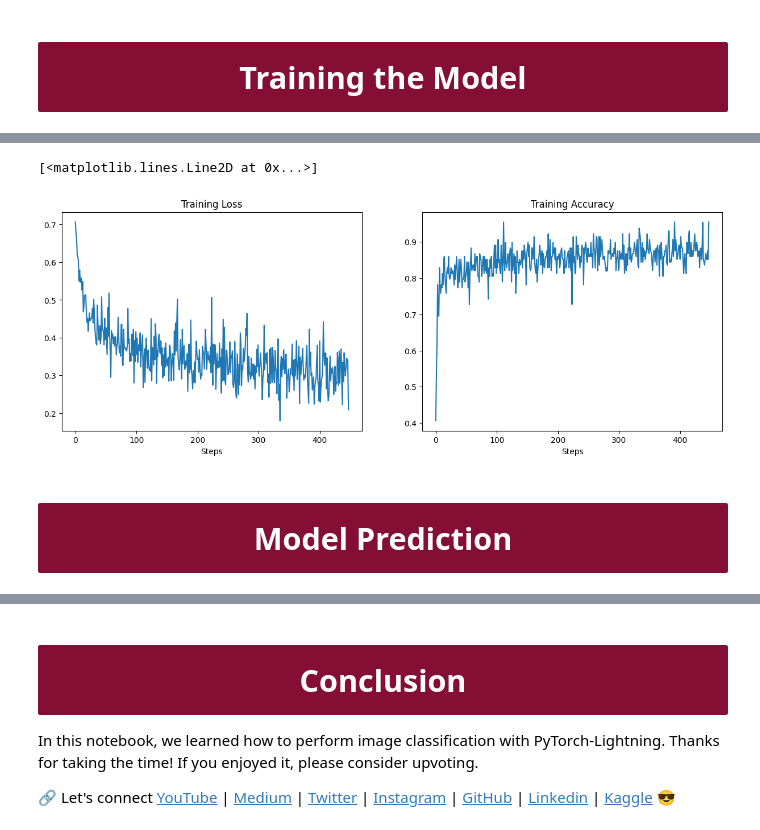
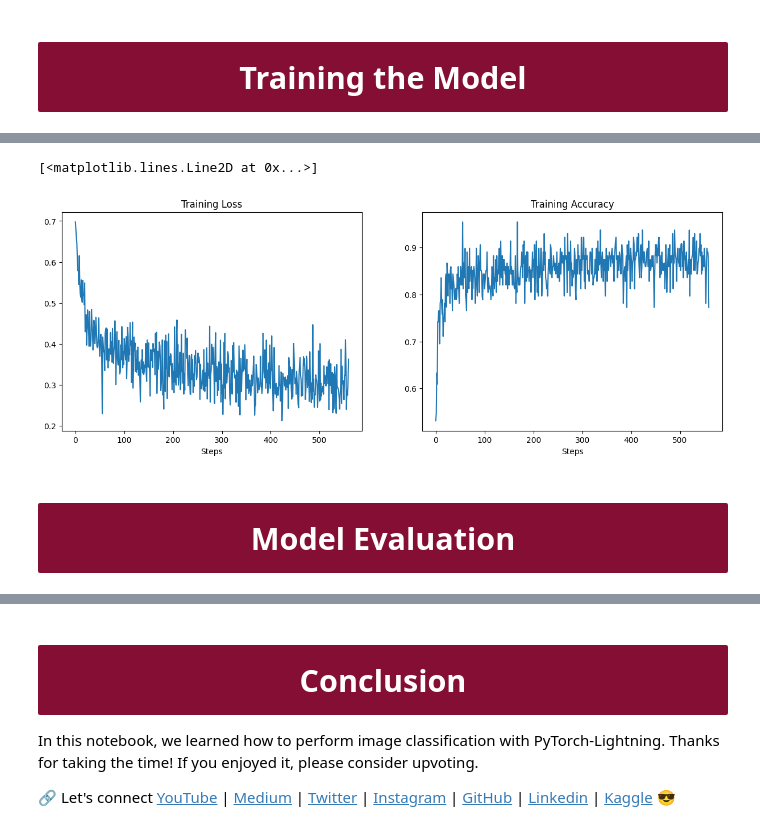
Before and after one commit to TirendazAcademy/PyTorch-Lightning-Tutorials, a Jupyter notebook: Cancer-Detection-using-Pytorch-Lightning.ipynb, the cells around one changed output, grey strips where cells are left out. Cells and saved outputs as stored; diff of their text form; code cells hidden in the pictures.

Commit message:
Kaggle Notebook | Cancer Detection using PyTorch-Lightning | Version 5

```diff
--- a/Cancer-Detection-using-Pytorch-Lightning.ipynb
+++ b/Cancer-Detection-using-Pytorch-Lightning.ipynb
@@ -203,6 +198,7 @@ class CancerDataModule(pl.LightningDataModule):
                 transform=T.Compose([
                     T.Resize(224),
                     T.RandomHorizontalFlip(),
+                    T.RandomVerticalFlip(),
                     T.ToTensor()]),
                 labels_dict=img_class_dict
             )
@@ -221,7 +217,7 @@ class CancerDataModule(pl.LightningDataModule):
             )
 
     def train_dataloader(self):
-        return DataLoader(self.train_ds,  batch_size=self.batch_size,  num_workers=self.num_workers, shuffle=True)
+        return DataLoader(self.train_ds, batch_size=self.batch_size, num_workers=self.num_workers, shuffle=True)
 
     def val_dataloader(self):
         return DataLoader( self.val_ds, batch_size=self.batch_size, num_workers=self.num_workers, shuffle=False)
@@ -318,7 +317,7 @@ hyper_params = {
     "NUM_CLASSES": 2,
     "LEARNING_RATE": 0.001,
     "BATCH_SIZE": 128,
-    "NUM_EPOCHS": 15,
+    "NUM_EPOCHS": 10,
     # Dataset
     "DATA_DIR": "/kaggle/working",
     "NUM_WORKERS": os.cpu_count(),
@@ -327,21 +326,21 @@ hyper_params = {
     "DEVICES": "auto",
     }
 # %%
-dm = CancerDataModule(
-            batch_size=hyper_params["BATCH_SIZE"],
-            num_workers=hyper_params["NUM_WORKERS"],
-            data_dir=hyper_params["DATA_DIR"])
+my_dataloader = CancerDataModule(
+        batch_size=hyper_params["BATCH_SIZE"],
+        num_workers=hyper_params["NUM_WORKERS"],
+        data_dir=hyper_params["DATA_DIR"])
 
-model = CancerImageClassifier(
-            num_classes=hyper_params["NUM_CLASSES"],
-            learning_rate=hyper_params["LEARNING_RATE"],)
+my_model = CancerImageClassifier(
+        num_classes=hyper_params["NUM_CLASSES"],
+        learning_rate=hyper_params["LEARNING_RATE"])
 
-trainer = pl.Trainer(
-            accelerator=hyper_params["ACCELERATOR"],
-            devices=hyper_params["DEVICES"],
-            callbacks=[PrintCallback(), early_stop_callback],
-            max_epochs=hyper_params["NUM_EPOCHS"],)
+my_trainer = pl.Trainer(
+        accelerator=hyper_params["ACCELERATOR"],
+        devices=hyper_params["DEVICES"],
+        callbacks=[PrintCallback(), early_stop_callback],
+        max_epochs=hyper_params["NUM_EPOCHS"])
 
-trainer.fit(model, dm)
+my_trainer.fit(my_model, my_dataloader)
 # %% [output]
 Downloading: "https://download.pytorch.org/models/resnet50-11ad3fa6.pth" to /root/.cache/torch/hub/checkpoints/resnet50-11ad3fa6.pth
@@ -373,17 +378,17 @@ Epoch 7, train loss: 0.309, train acc: 0.872
 # %%
 plt.figure(figsize = (15, 5))
 plt.subplot(1,2,1)
 plt.title('Training Loss')
 plt.xlabel('Steps')
-plt.plot(model.history['train_loss'])
+plt.plot(my_model.history['train_loss'])
 
 plt.subplot(1,2,2)
 plt.title('Training Accuracy')
 plt.xlabel('Steps')
-plt.plot(model.history['train_acc'])
+plt.plot(my_model.history['train_acc'])
 # %% [output]
 [<matplotlib.lines.Line2D at 0x...>]
-[figure, old version]
+[figure, new version]
 # %% [markdown]
-<a id='model-prediction'></a>
-# <b><div style='padding:15px;background-color:#850E35;color:white;border-radius:2px;font-size:110%;text-align: center'>Model Prediction</div></b>
+<a id='model-evaluation'></a>
+# <b><div style='padding:15px;background-color:#850E35;color:white;border-radius:2px;font-size:110%;text-align: center'>Model Evaluation</div></b>
```
Also changed, not shown: parts of 10 cells of this notebook.
